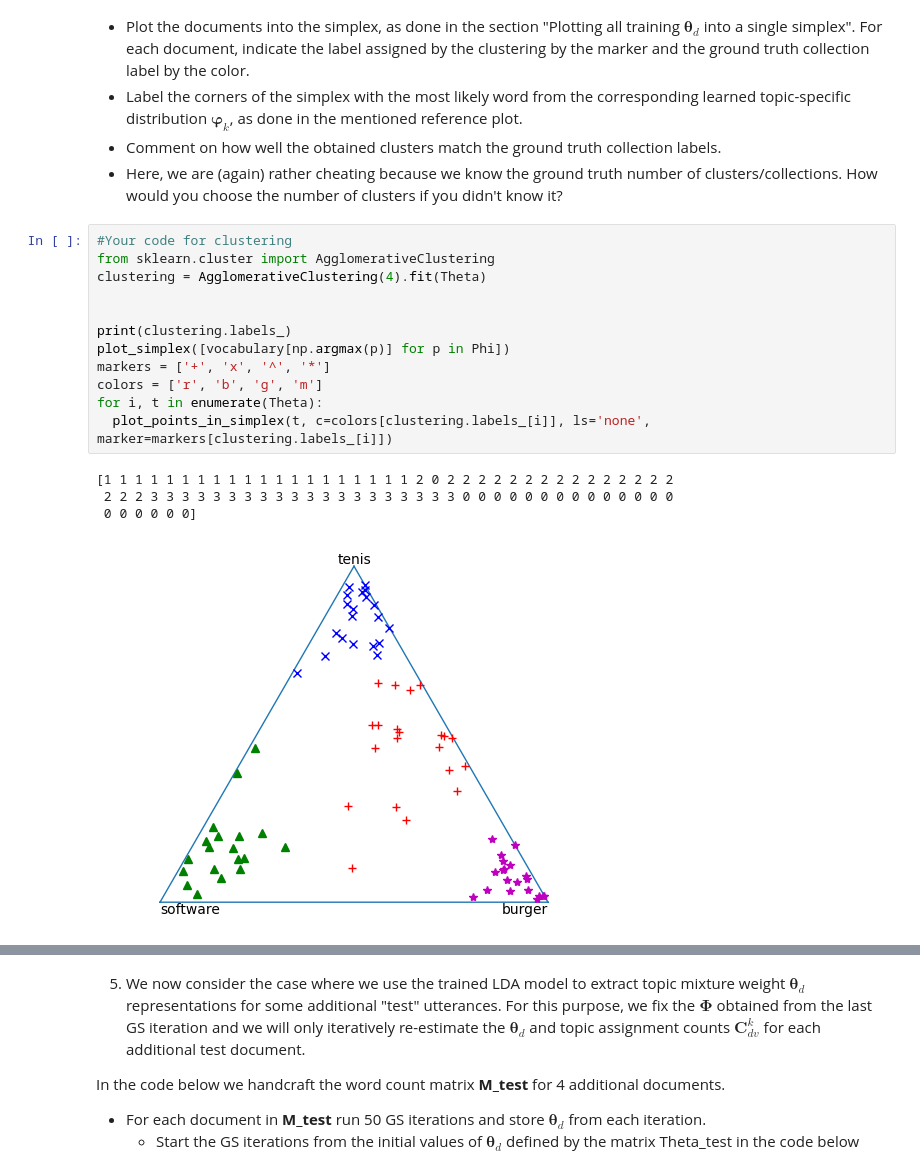
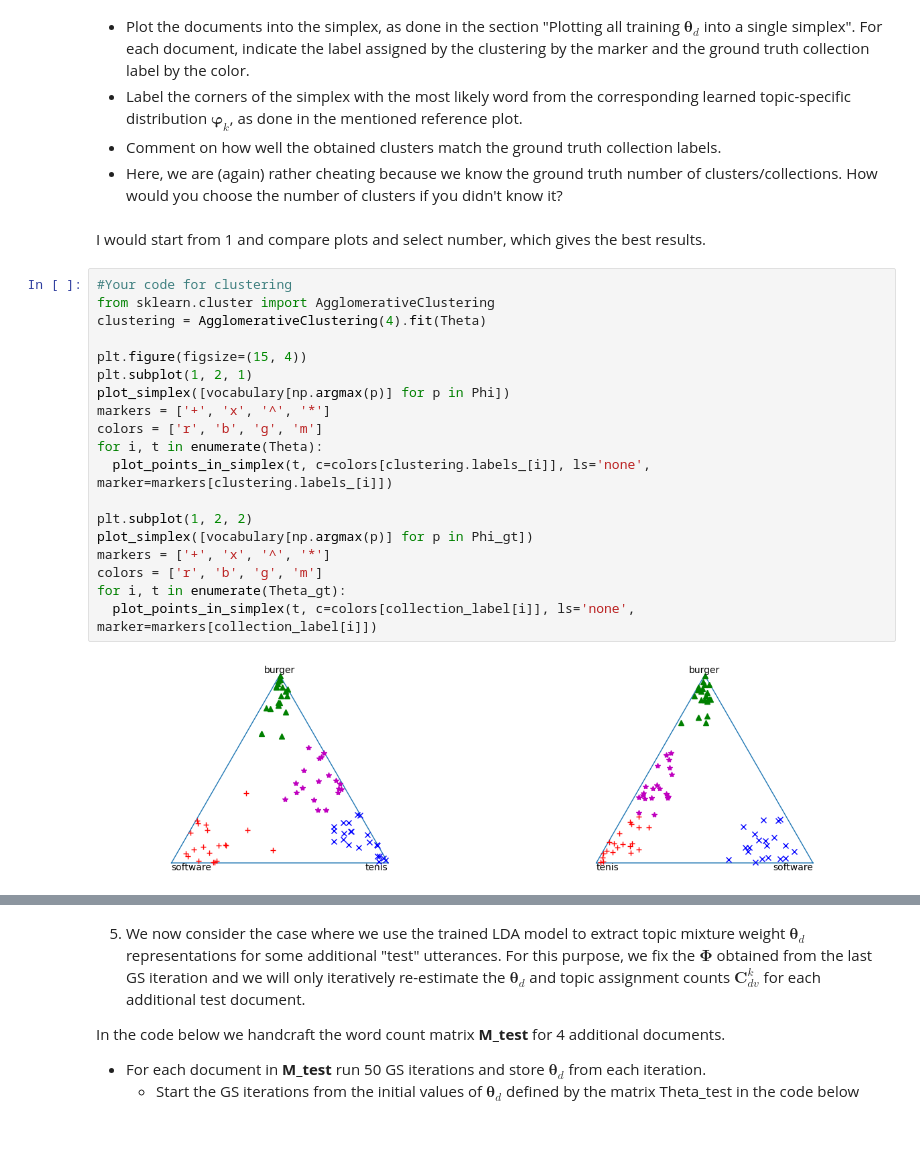
Before and after one commit to AlesKas/SchoolFIT, a Jupyter notebook: BAYa/Assignment2022.ipynb, the cells around one changed output, grey strips where cells are left out. Drawn from its saved outputs; the diff is of its cells as text; blank space fills up the shorter version.

```diff
--- a/BAYa/Assignment2022.ipynb
+++ b/BAYa/Assignment2022.ipynb
@@ -335,20 +333,26 @@ plot_topic_distributions(Phi, vocabulary)
  * Label the corners of the simplex with the most likely word from the corresponding learned topic-specific distribution $\boldsymbol{\varphi}_k$, as done in the mentioned reference plot.
  * Comment on how well the obtained clusters match the ground truth collection labels.
  * Here, we are (again) rather cheating because we know the ground truth number of clusters/collections. How would you choose the number of clusters if you didn't know it?
+# %% [markdown]
+I would start from 1 and compare plots and select number, which gives the best results.
 # %%
 #Your code for clustering
 from sklearn.cluster import AgglomerativeClustering
 clustering = AgglomerativeClustering(4).fit(Theta)
 
-
-print(clustering.labels_)
+plt.figure(figsize=(15, 4))
+plt.subplot(1, 2, 1)
 plot_simplex([vocabulary[np.argmax(p)] for p in Phi])
 markers = ['+', 'x', '^', '*']
 colors = ['r', 'b', 'g', 'm']
 for i, t in enumerate(Theta):
   plot_points_in_simplex(t, c=colors[clustering.labels_[i]], ls='none', marker=markers[clustering.labels_[i]])
+
+plt.subplot(1, 2, 2)
+plot_simplex([vocabulary[np.argmax(p)] for p in Phi_gt])
+markers = ['+', 'x', '^', '*']
+colors = ['r', 'b', 'g', 'm']
+for i, t in enumerate(Theta_gt):
+  plot_points_in_simplex(t, c=colors[collection_label[i]], ls='none', marker=markers[collection_label[i]])
 # %% [output]
-[1 1 1 1 1 1 1 1 1 1 1 1 1 1 1 1 1 1 1 1 2 0 2 2 2 2 2 2 2 2 2 2 2 2 2 2 2
- 2 2 2 3 3 3 3 3 3 3 3 3 3 3 3 3 3 3 3 3 3 3 3 0 0 0 0 0 0 0 0 0 0 0 0 0 0
- 0 0 0 0 0 0]
-[figure, old version]
+[figure, new version]
```
Also changed, not shown: parts of 18 cells of this notebook.
